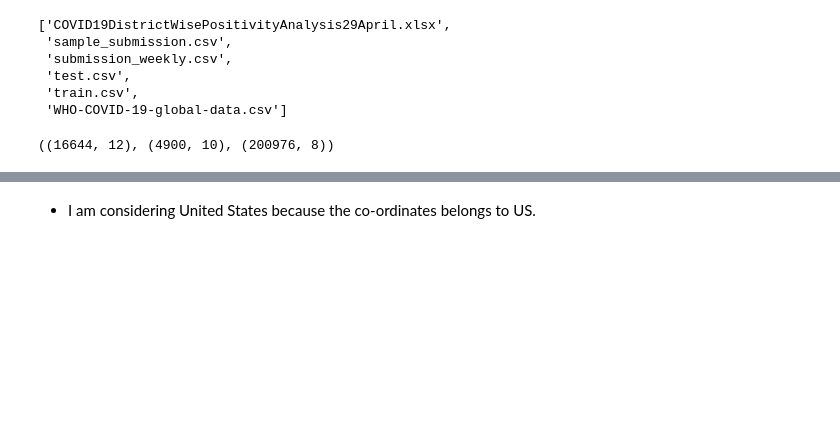
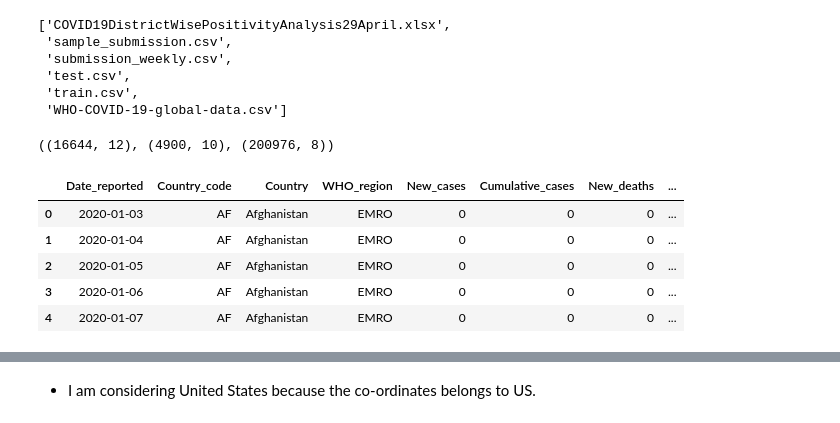
Before and after one commit to piyumaha12/Tredence-Data-Scientist-Hackathon, a Jupyter notebook: demand_forecasting.ipynb, the cells around one changed output, grey strips where cells are left out. Drawn from its saved outputs; the diff is of its cells as text; code cells hidden in the pictures; blank space fills up the shorter version.

```diff
--- a/demand_forecasting.ipynb
+++ b/demand_forecasting.ipynb
@@ -95,4 +95,13 @@ covid = pd.read_csv(config.CSV_PATH + 'WHO-COVID-19-global-data.csv')
 train.shape, test.shape, covid.shape
 # %% [output]
 ((16644, 12), (4900, 10), (200976, 8))
+# %%
+covid.head()
+# %% [output]
+|  | Date_reported | Country_code | Country | WHO_region | New_cases | Cumulative_cases | New_deaths | ... |
+| 0 | 2020-01-03 | AF | Afghanistan | EMRO | 0 | 0 | 0 | ... |
+| 1 | 2020-01-04 | AF | Afghanistan | EMRO | 0 | 0 | 0 | ... |
+| 2 | 2020-01-05 | AF | Afghanistan | EMRO | 0 | 0 | 0 | ... |
+| 3 | 2020-01-06 | AF | Afghanistan | EMRO | 0 | 0 | 0 | ... |
+| 4 | 2020-01-07 | AF | Afghanistan | EMRO | 0 | 0 | 0 | ... |
 # %%
```
Also changed, not shown: parts of 14 cells of this notebook.
